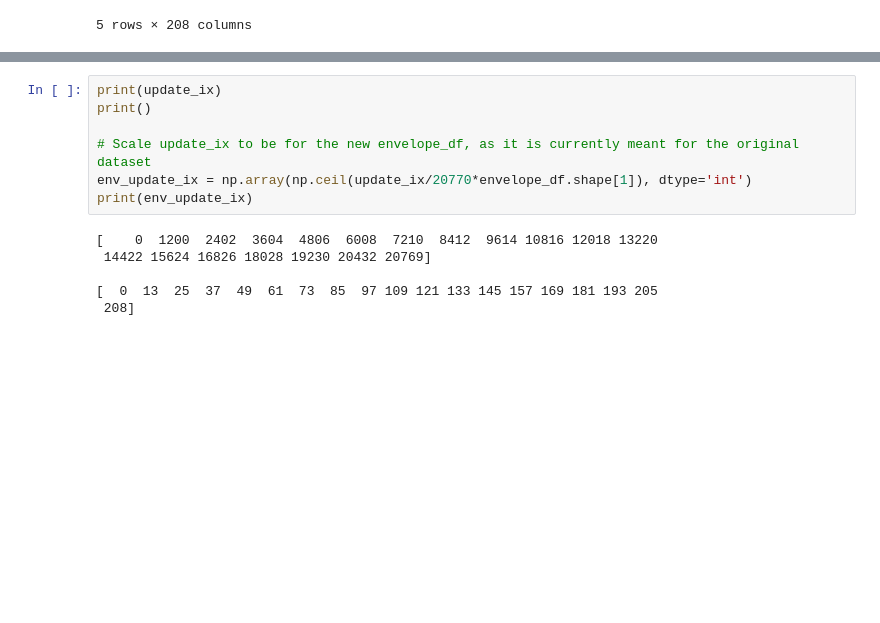
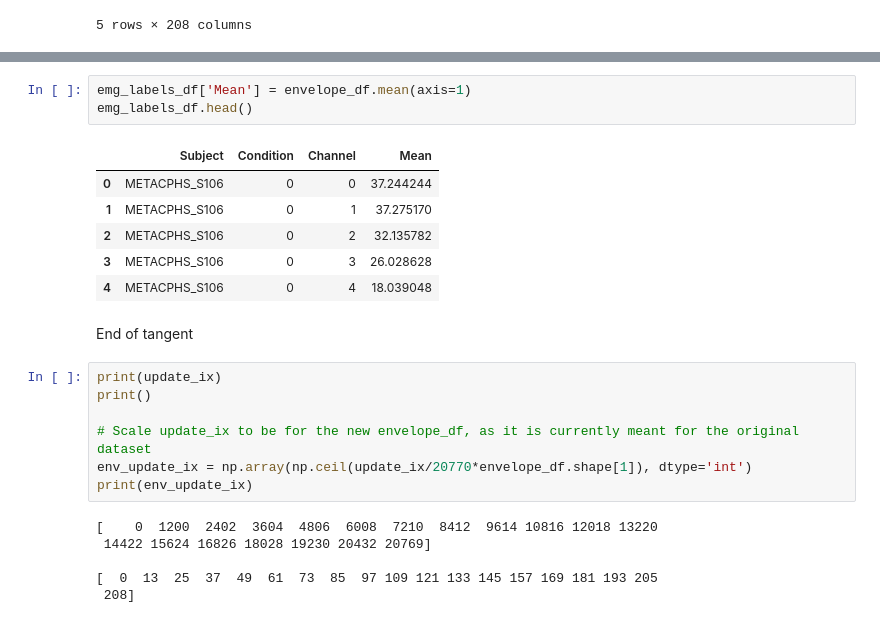
Before and after one commit to kdmalc/personalization-privacy-risk, a Jupyter notebook: 106_Initial_EMG_Privacy_Attack.ipynb, the cells around one changed output, grey strips where cells are left out. Cells and saved outputs as stored; diff of their text form; blank space fills up the shorter version.

```diff
--- a/106_Initial_EMG_Privacy_Attack.ipynb
+++ b/106_Initial_EMG_Privacy_Attack.ipynb
@@ -150,3 +155,15 @@ envelope_df.head()
+# %%
+emg_labels_df['Mean'] = envelope_df.mean(axis=1)
+emg_labels_df.head()
+# %% [output]
+|  | Subject | Condition | Channel | Mean |
+| 0 | METACPHS_S106 | 0 | 0 | 37.244244 |
+| 1 | METACPHS_S106 | 0 | 1 | 37.275170 |
+| 2 | METACPHS_S106 | 0 | 2 | 32.135782 |
+| 3 | METACPHS_S106 | 0 | 3 | 26.028628 |
+| 4 | METACPHS_S106 | 0 | 4 | 18.039048 |
+# %% [markdown]
+End of tangent
 # %%
 print(update_ix)
 print()
```
Also changed, not shown: parts of 16 cells of this notebook, 3 other files.
